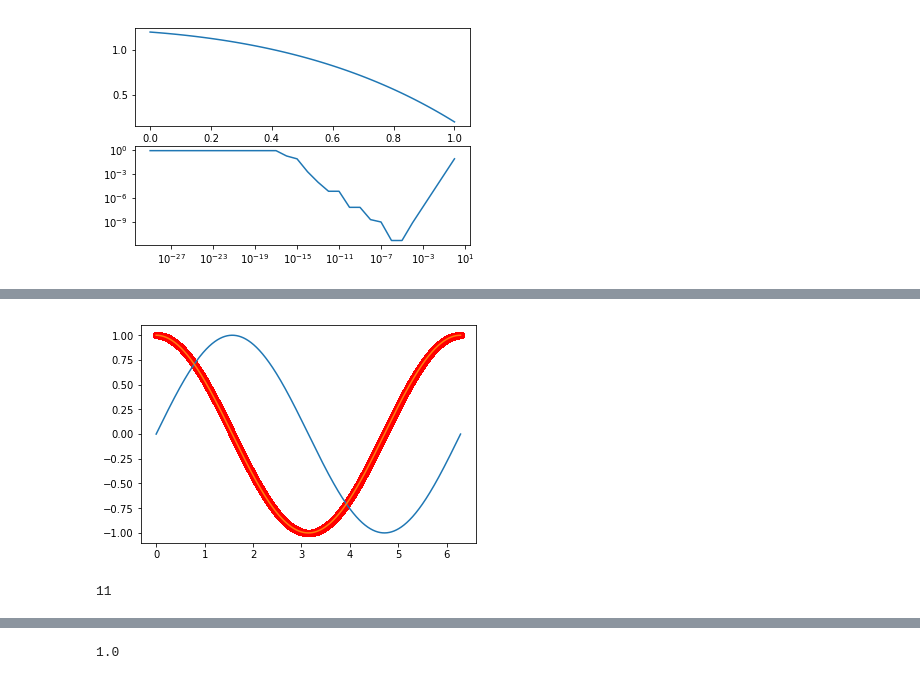
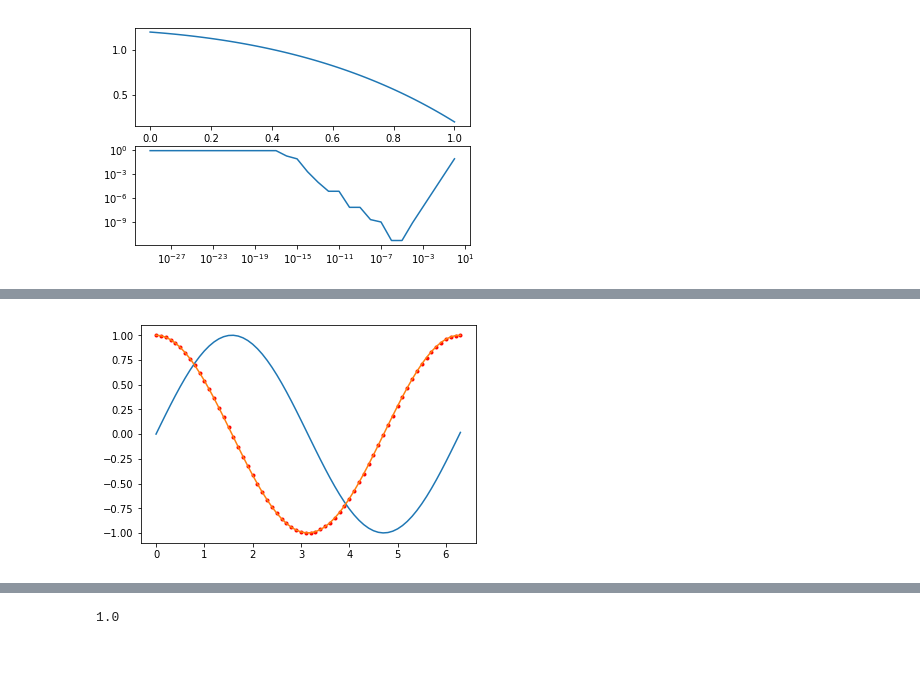
Before and after one commit to hektor-monteiro/python-notebooks, a Jupyter notebook: aula-9.ipynb, the cells around one changed output, grey strips where cells are left out. Saved outputs shown, nothing was run; the diff lists cells and outputs as text; code cells hidden in the pictures.

```diff
--- a/aula-9.ipynb
+++ b/aula-9.ipynb
@@ -83,34 +87,30 @@ TypeError: 'Figure' object is not callable
 # %%
 def f(x):
     #return -(0.1*x**4)-(0.15*x**3)-(0.5*x**2)-(0.25*x)+1.2
     return np.sin(x)
 
 def df(x):
     #return (-0.4*x**3)-(0.45*x**2)-(1.0*x)-0.25
     return np.cos(x)
 
-h = 1.0e-6
+h = 1.0e-1
 
 a = 0; b=2*np.pi
 
 x = np.arange(a,b+h,h)
 dfnum = np.zeros(x.size)
 
 for i in range(x.size):
     if ((i > 0) & (i < x.size-2)):
         dfnum[i] = (f(x[i]+h)-f(x[i]-h))/(2*h)
     elif (i == 0):
         dfnum[i] = (f(x[i]+h)-f(x[i]))/h
     else:
         dfnum[i] = (f(x[i])-f(x[i]-h))/h
 
-plt.plot(x,dfnum,'or')
+plt.plot(x,dfnum,'.r')
 plt.plot(x,f(x))
 plt.plot(x,df(x))
 plt.show()
 # %% [output]
-[figure, old version]
+[figure, new version]
-# %%
-interv.size
-# %% [output]
-11
```
Also changed, not shown: parts of 3 cells of this notebook.
